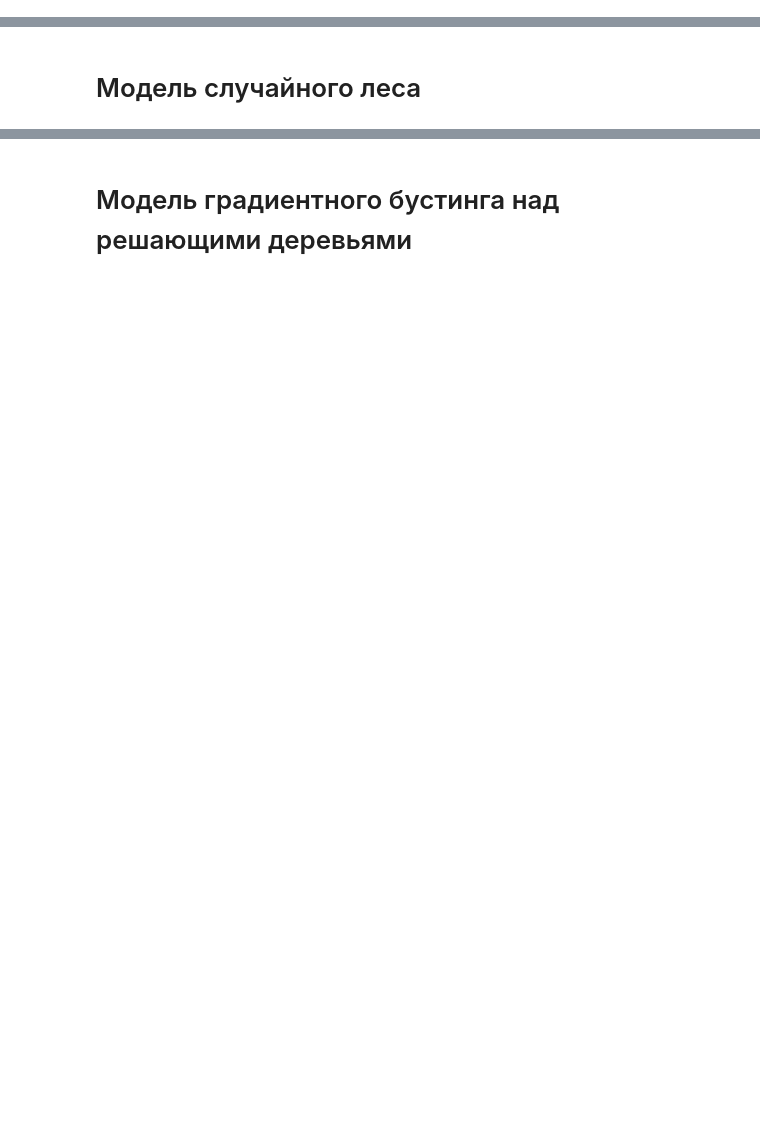
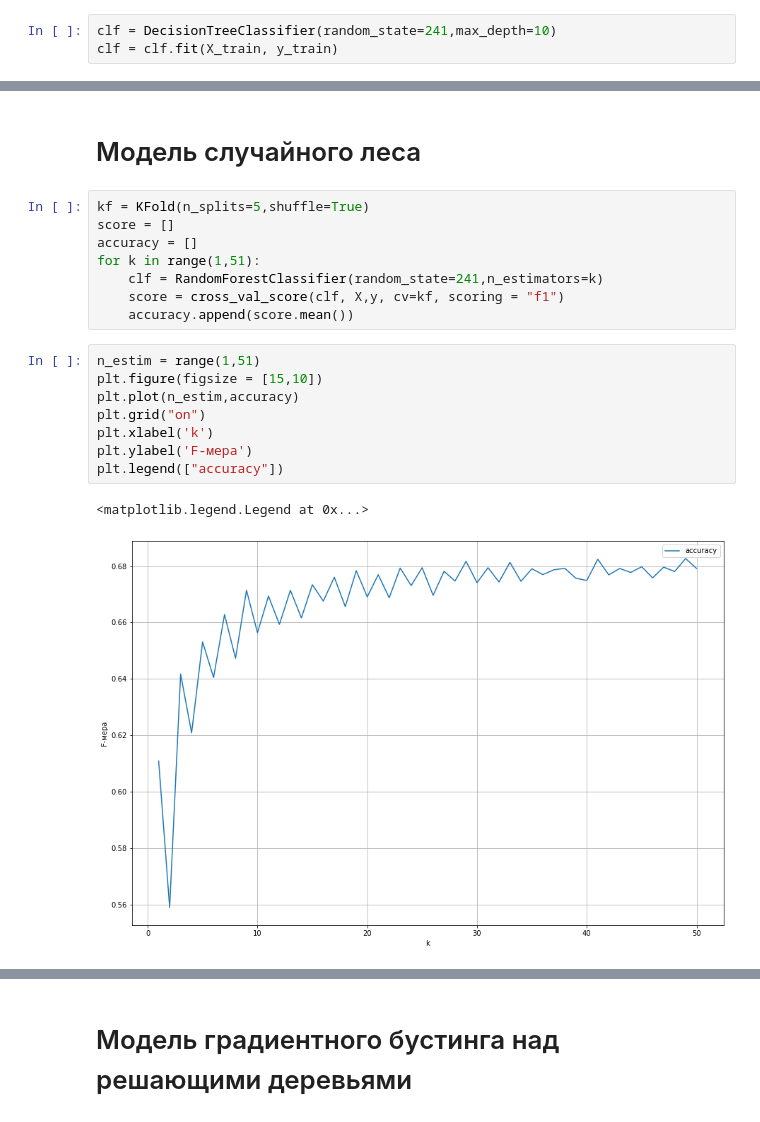
Before and after one commit to Aidar531/MasterStudying-3, a Jupyter notebook: MachineLearning/3_laba/laba_3.ipynb, the cells around one changed output, grey strips where cells are left out. Drawn from its saved outputs; the diff is of its cells as text; blank space fills up the shorter version.

```diff
--- a/MachineLearning/3_laba/laba_3.ipynb
+++ b/MachineLearning/3_laba/laba_3.ipynb
@@ -111,0 +169,3 @@ data[categorical].head()
+# %%
+clf = DecisionTreeClassifier(random_state=241,max_depth=10)
+clf = clf.fit(X_train, y_train)
@@ -112,2 +180,21 @@ data[categorical].head()
 # %% [markdown]
 # Модель случайного леса
+# %%
+kf = KFold(n_splits=5,shuffle=True)
+score = []
+accuracy = []
+for k in range(1,51):
+    clf = RandomForestClassifier(random_state=241,n_estimators=k)
+    score = cross_val_score(clf, X,y, cv=kf, scoring = "f1")
+    accuracy.append(score.mean())
+# %%
+n_estim = range(1,51)
+plt.figure(figsize = [15,10])
+plt.plot(n_estim,accuracy)
+plt.grid("on")
+plt.xlabel('k')
+plt.ylabel('F-мера')
+plt.legend(["accuracy"])
+# %% [output]
+<matplotlib.legend.Legend at 0x...>
+[figure, added]
```
Also changed, not shown: parts of 35 cells of this notebook, 6 other files.
